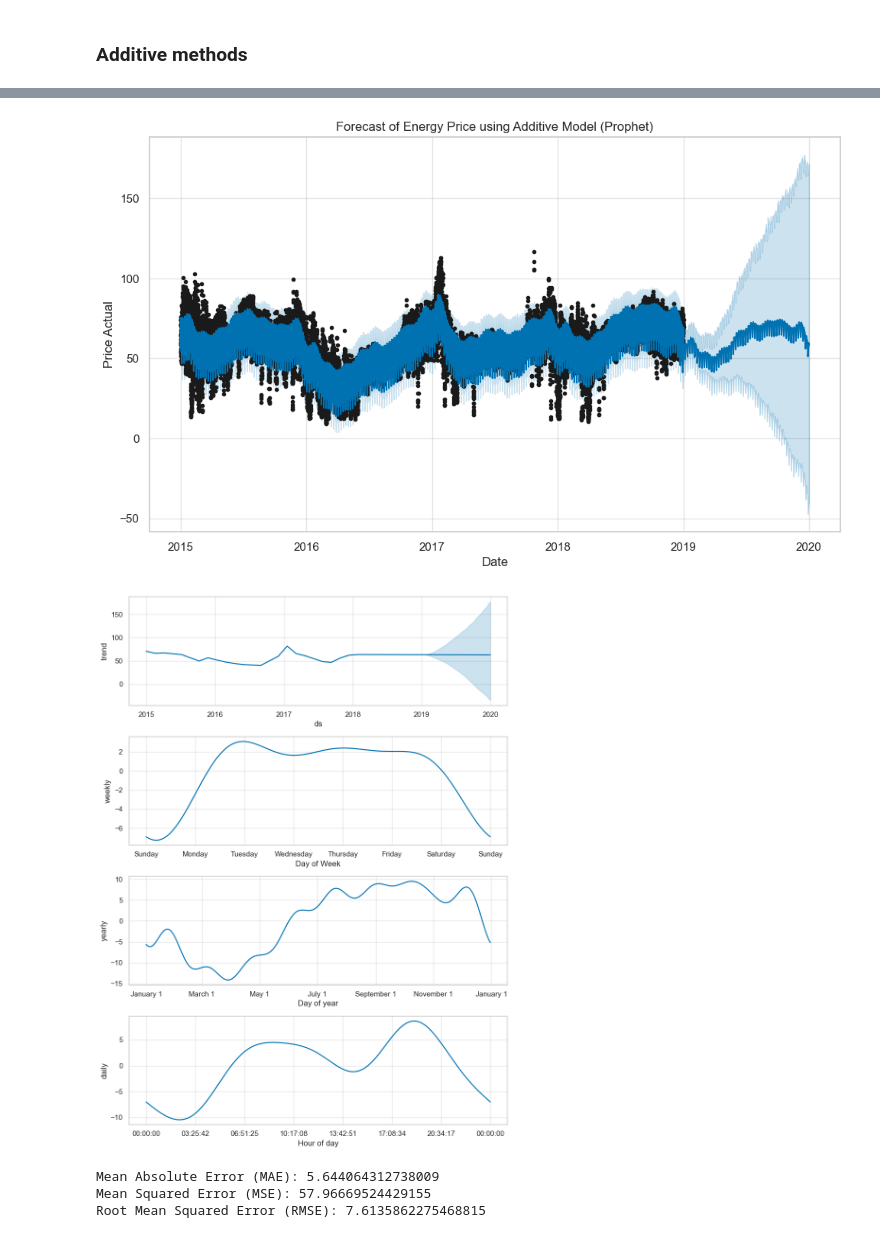
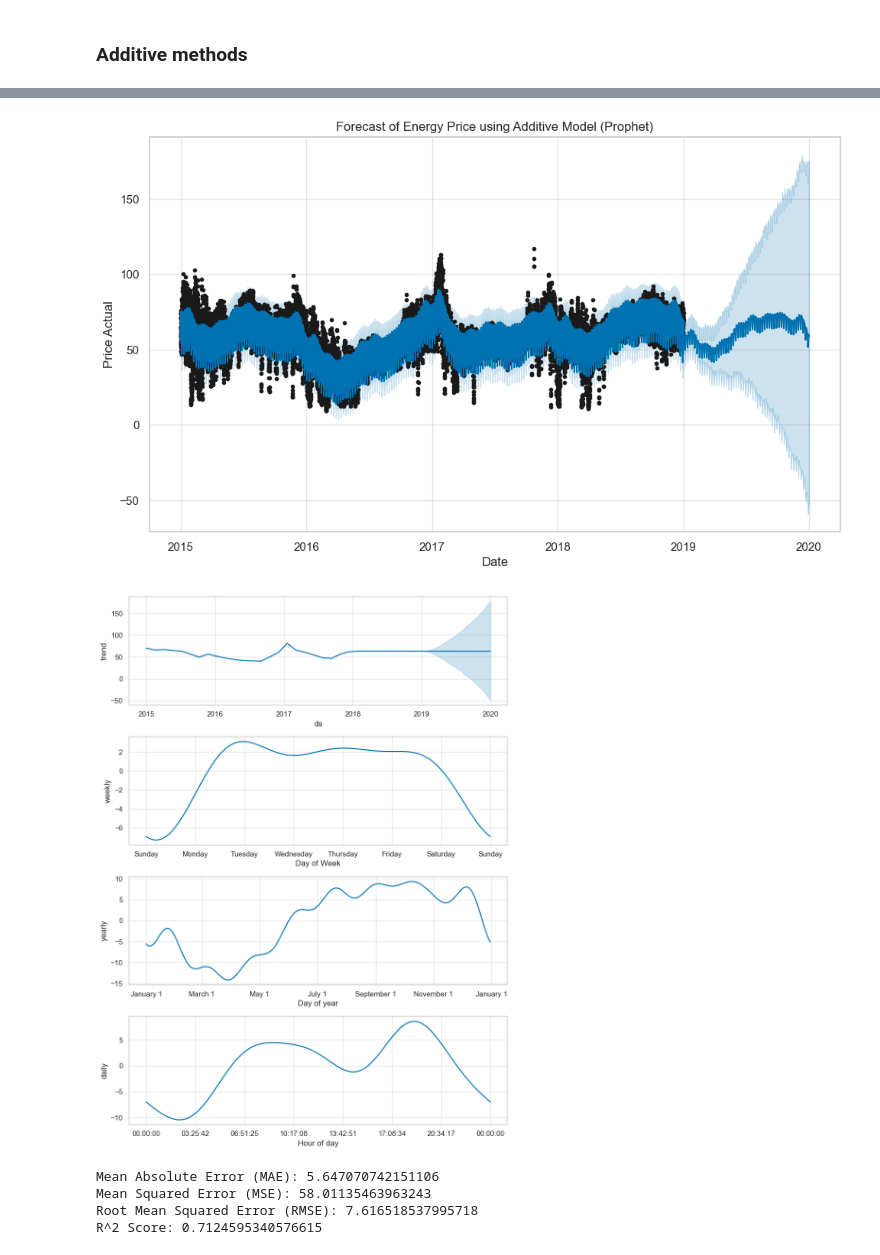
Before and after one commit to storlien/it3212-data-driven-software, a Jupyter notebook: assignment-3/ml_algorithms.ipynb, the cells around one changed output, grey strips where cells are left out. Drawn from its saved outputs; the diff is of its cells as text; code cells hidden in the pictures.

```diff
--- a/assignment-3/ml_algorithms.ipynb
+++ b/assignment-3/ml_algorithms.ipynb
@@ -289,7 +300,9 @@ from sklearn.metrics import mean_absolute_error, mean_squared_error
 import numpy as np
 
 # Reset the index to get 'time' as a column, and drop NaNs if necessary
-df_prophet = df_final.reset_index()[['time', 'price actual']].rename(columns={'time': 'ds', 'price actual': 'y'})
+# df_prophet = df_final.reset_index()[['time', 'price actual']].rename(columns={'time': 'ds', 'price actual': 'y'})
+df_prophet = df_final[['time', 'price actual']].rename(columns={'time': 'ds', 'price actual': 'y'})
+
 
 # Remove timezone information from 'ds' column
 df_prophet['ds'] = pd.to_datetime(df_prophet['ds']).dt.tz_localize(None)
@@ -325,11 +338,14 @@ y_true = df_prophet['y'].values
 mae = mean_absolute_error(y_true, y_pred)
 mse = mean_squared_error(y_true, y_pred)
 rmse = np.sqrt(mse)
-r2 = r2_score(y_test_inv, forecast)
+# r2 = r2_score(y_test_inv, forecast) endra etter innspill fra chat
+# fikk følgende feilmelding: ValueError: Found input variables with inconsistent numbers of samples: [3482, 35429]
+r2 = r2_score(y_true, y_pred) # la til denne i stedet
 
 
 # Print the metrics
 print(f'Mean Absolute Error (MAE): {mae}')
 print(f'Mean Squared Error (MSE): {mse}')
 print(f'Root Mean Squared Error (RMSE): {rmse}')
+print(f'R^2 Score: {r2}')
 # %% [output]
@@ -338,5 +354,6 @@ print(f'Root Mean Squared Error (RMSE): {rmse}')
-[figure, old version]
+[figure, new version]
-[figure, old version]
+[figure, new version]
-Mean Absolute Error (MAE): 5.644064312738009
-Mean Squared Error (MSE): 57.96669524429155
-Root Mean Squared Error (RMSE): 7.6135862275468815
+Mean Absolute Error (MAE): 5.647070742151106
+Mean Squared Error (MSE): 58.01135463963243
+Root Mean Squared Error (RMSE): 7.616518537995718
+R^2 Score: 0.7124595340576615
```
Also changed, not shown: parts of 7 cells of this notebook, 3 other files.
